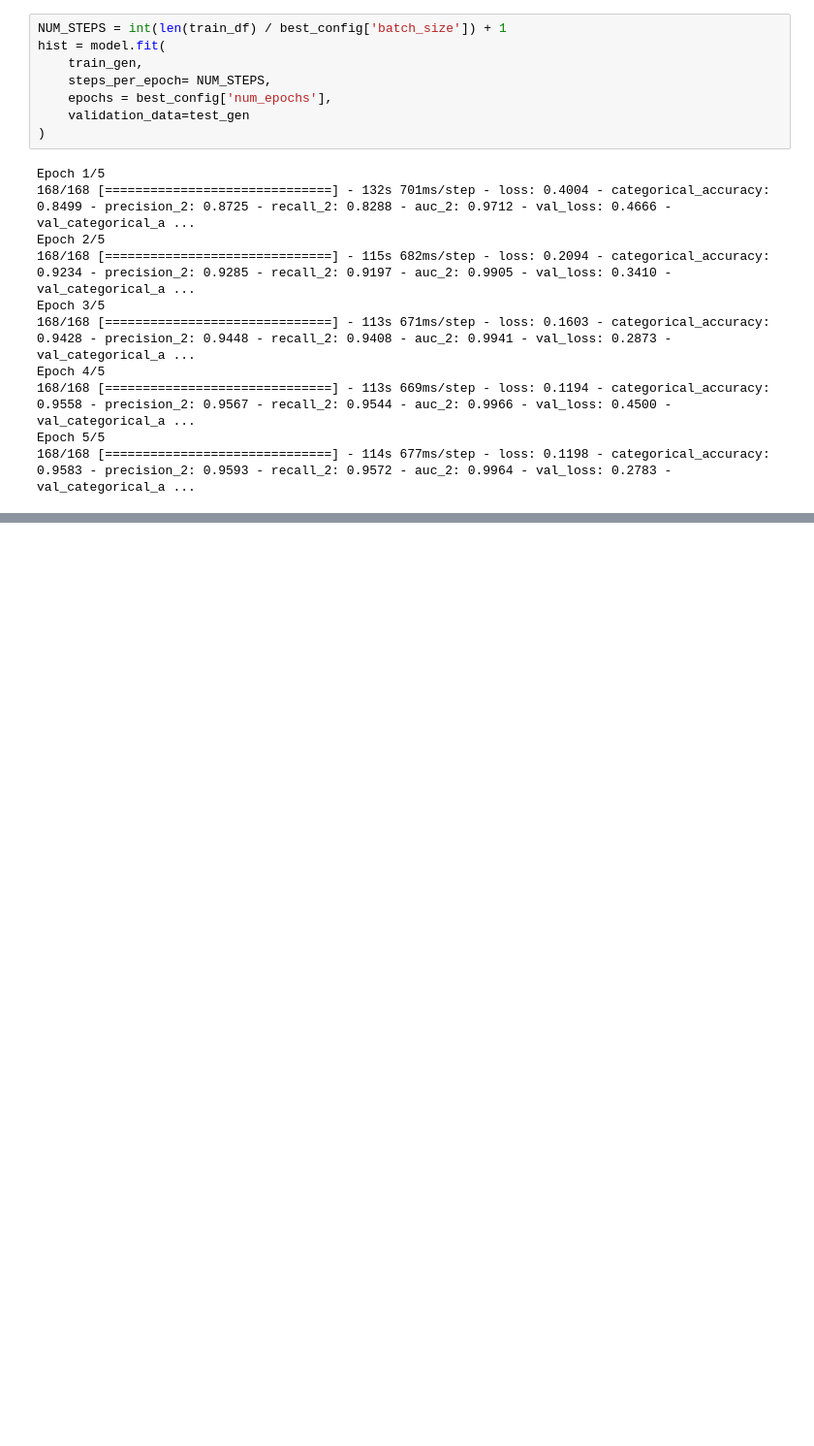
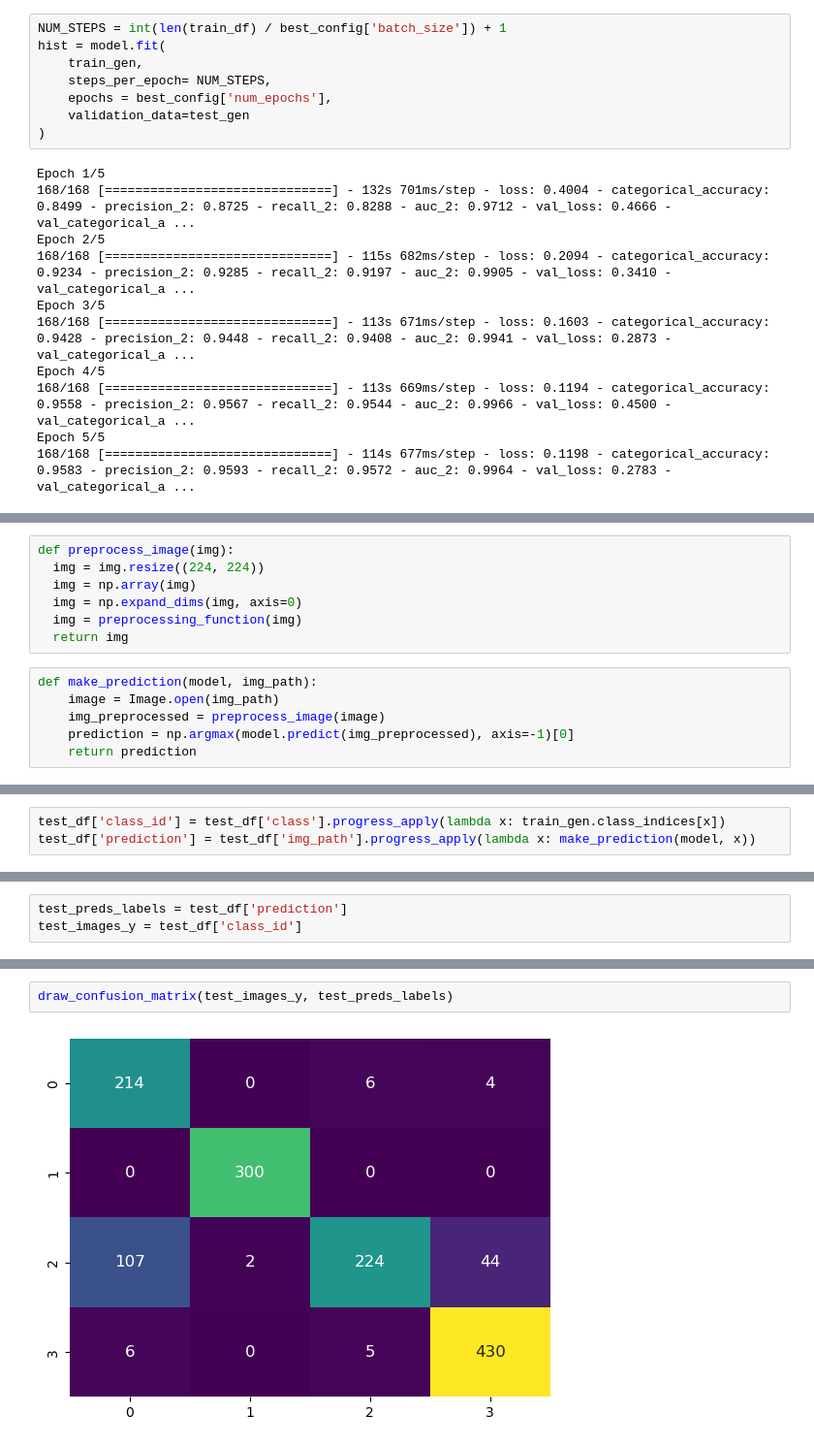
Before and after one commit to Parampaika/ML_sem2, a Jupyter notebook: src/Multiclass classifier.ipynb, the cells around one changed output, grey strips where cells are left out. Shown at 97% size. Drawn from its saved outputs; the diff is of its cells as text; blank space fills up the shorter version.

Commit message:
feat: add results, test ex, readme

```diff
--- a/src/Multiclass classifier.ipynb
+++ b/src/Multiclass classifier.ipynb
@@ -426,0 +446,13 @@ Epoch 5/5
+# %%
+def preprocess_image(img):
+  img = img.resize((224, 224))
+  img = np.array(img)
+  img = np.expand_dims(img, axis=0)
+  img = preprocessing_function(img)
+  return img
+# %%
+def make_prediction(model, img_path):
+    image = Image.open(img_path)
+    img_preprocessed = preprocess_image(image)
+    prediction = np.argmax(model.predict(img_preprocessed), axis=-1)[0]
+    return prediction
@@ -426,0 +475,3 @@ Epoch 5/5
+# %%
+test_df['class_id'] = test_df['class'].progress_apply(lambda x: train_gen.class_indices[x])
+test_df['prediction'] = test_df['img_path'].progress_apply(lambda x: make_prediction(model, x))
@@ -426,0 +496,3 @@ Epoch 5/5
+# %%
+test_preds_labels = test_df['prediction']
+test_images_y = test_df['class_id']
@@ -426,0 +512,4 @@ Epoch 5/5
+# %%
+draw_confusion_matrix(test_images_y, test_preds_labels)
+# %% [output]
+[figure, added]
```
Also changed, not shown: parts of 17 cells of this notebook, 2 other files.
